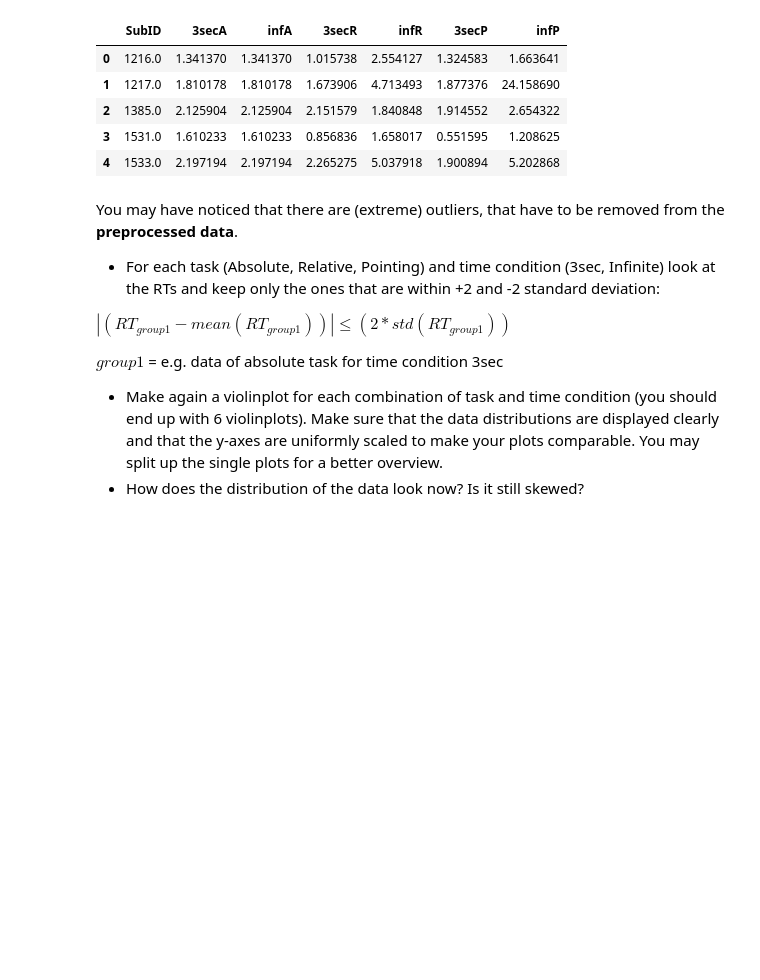
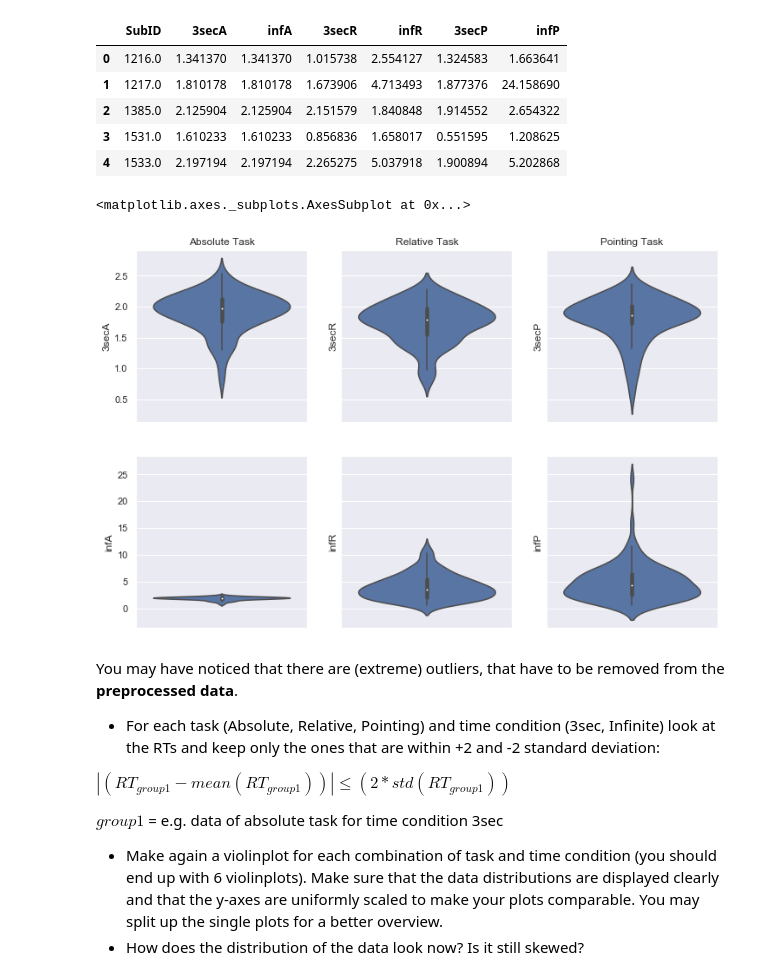
Before and after one commit to NBP-ACC/week-5-acc_5, a Jupyter notebook: sheet03.ipynb, the cells around one changed output. Cells and saved outputs as stored; diff of their text form; code cells hidden in the pictures; blank space fills up the shorter version.

Commit message:
added plot to 1b

```diff
--- a/sheet03.ipynb
+++ b/sheet03.ipynb
@@ -148,6 +157,23 @@ plotDF.head()
 | 2 | 1385.0 | 2.125904 | 2.125904 | 2.151579 | 1.840848 | 1.914552 | 2.654322 |
 | 3 | 1531.0 | 1.610233 | 1.610233 | 0.856836 | 1.658017 | 0.551595 | 1.208625 |
 | 4 | 1533.0 | 2.197194 | 2.197194 | 2.265275 | 5.037918 | 1.900894 | 5.202868 |
+# %%
+fig, axes = plt.subplots(nrows=2,ncols=3, figsize=(12,8), sharey="row", sharex="all")
+axes = axes.flatten()
+
+axes[0].set_title("Absolute Task")
+axes[1].set_title("Relative Task")
+axes[2].set_title("Pointing Task")
+
+sns.violinplot(x=None, y=plotDF['3secA'], ax=axes[0])
+sns.violinplot(x=None, y=plotDF['infA'], ax=axes[3])
+sns.violinplot(x=None, y=plotDF['3secR'], ax=axes[1])
+sns.violinplot(x=None, y=plotDF['infR'], ax=axes[4])
+sns.violinplot(x=None, y=plotDF['3secP'], ax=axes[2])
+sns.violinplot(x=None, y=plotDF['infP'], ax=axes[5])
+# %% [output]
+<matplotlib.axes._subplots.AxesSubplot at 0x...>
+[figure, added]
 # %% [markdown]
 You may have noticed that there are (extreme) outliers, that have to be removed from the **preprocessed data**.
 
```
Also changed, not shown: parts of 1 cell of this notebook.
